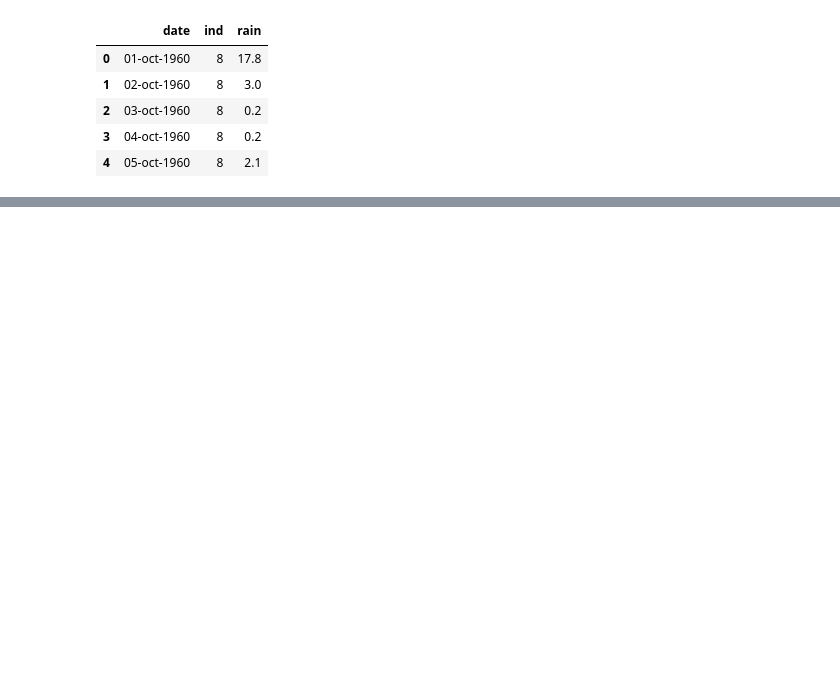
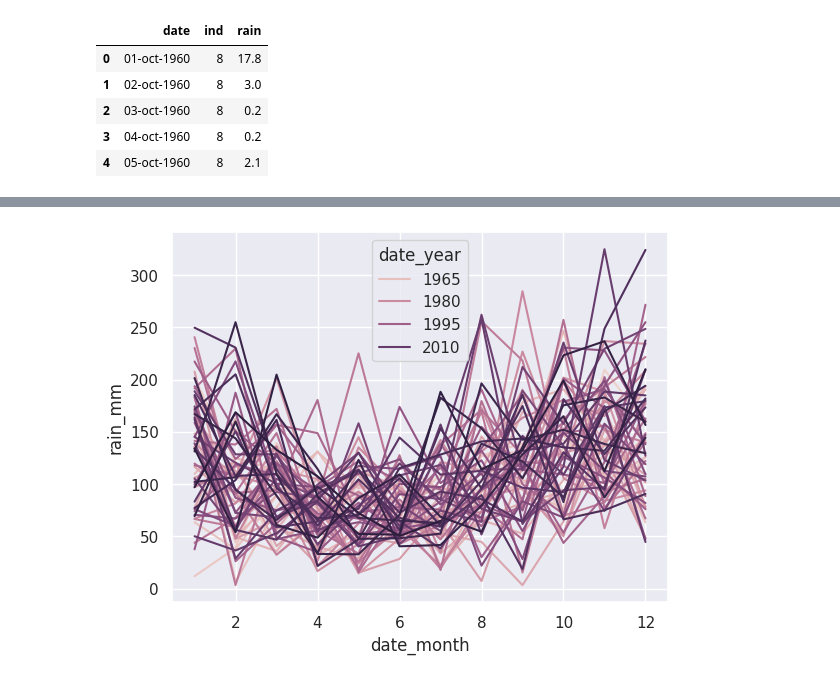
Before and after one commit to jporcenaluk/ai-crash-course, a Jupyter notebook: src/costelloe_fishery.ipynb, the cells around one changed output, grey strips where cells are left out. Saved outputs shown, nothing was run; the diff lists cells and outputs as text; code cells hidden in the pictures; blank space fills up the shorter version.

```diff
--- a/src/costelloe_fishery.ipynb
+++ b/src/costelloe_fishery.ipynb
@@ -35,0 +86,9 @@ df.head()
+# %%
+# resources used:
+# https://www.statology.org/pandas-group-by-month/
+# https://stackoverflow.com/questions/24980437/pandas-groupby-and-then-merge-on-original-table
+
+df["date_month"] = df["date"]
+df["date_year"] = df["date"]
+month_series = df.groupby([df["date_year"].dt.year, df["date_month"].dt.month])["rain_mm"].sum()
+month_series.head()
@@ -36,3 +103,18 @@ df.head()
+# %%
+# Visualise again
+# resources used:
+# https://stackoverflow.com/questions/20110170/turn-pandas-multi-index-into-column
+
+import seaborn as sns
+
+sns.set_theme()
+
+month_df = pd.DataFrame(month_series)
+month_df = month_df.reset_index()
+month_df.head()
+sns.lineplot(data=month_df, x="date_month", y="rain_mm", hue="date_year");
+# %% [output]
+[figure, added]
 # %%
 ## Summary Stats
 # %%
```
Also changed, not shown: parts of 12 cells of this notebook, 1 other file.
